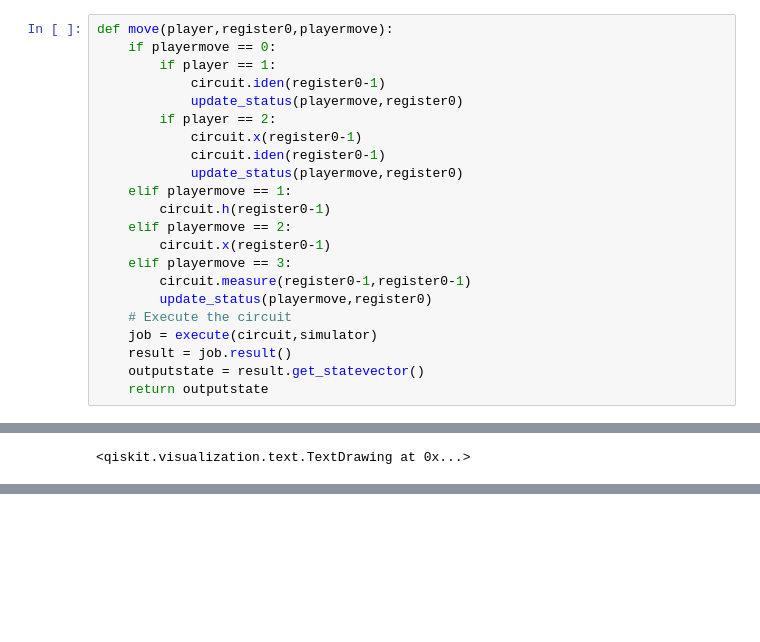
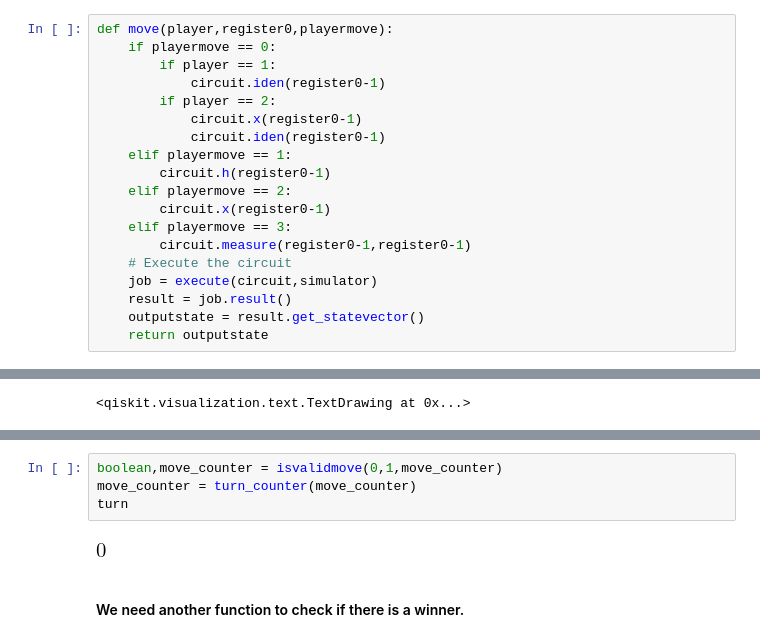
Before and after one commit to honlin96/Qubit-Tic-Tac-Toe, a Jupyter notebook: Qubit Tic Tac Toe Tutorial.ipynb, the cells around one changed output, grey strips where cells are left out. Drawn from its saved outputs; the diff is of its cells as text; blank space fills up the shorter version.

```diff
--- a/Qubit Tic Tac Toe Tutorial.ipynb
+++ b/Qubit Tic Tac Toe Tutorial.ipynb
@@ -54,18 +49,15 @@ def move(player,register0,playermove):
     if playermove == 0:
         if player == 1:
             circuit.iden(register0-1)
-            update_status(playermove,register0)
         if player == 2:
             circuit.x(register0-1)
             circuit.iden(register0-1)
-            update_status(playermove,register0)
     elif playermove == 1:
         circuit.h(register0-1)
     elif playermove == 2:
         circuit.x(register0-1)
     elif playermove == 3:
         circuit.measure(register0-1,register0-1)
-        update_status(playermove,register0)
     # Execute the circuit
     job = execute(circuit,simulator)
     result = job.result()
@@ -149,0 +195,8 @@ circuit.draw()
+# %%
+boolean,move_counter = isvalidmove(0,1,move_counter)
+move_counter = turn_counter(move_counter)
+turn
+# %% [output]
+[figure, added]
+# %% [markdown]
+#### We need another function to check if there is a winner.
```
Also changed, not shown: parts of 6 cells of this notebook.
